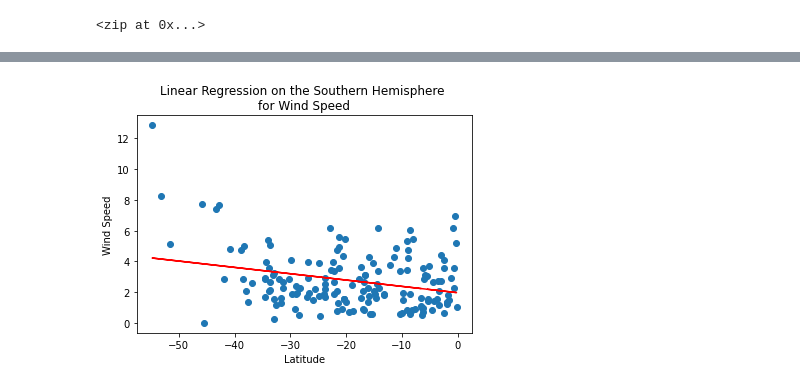
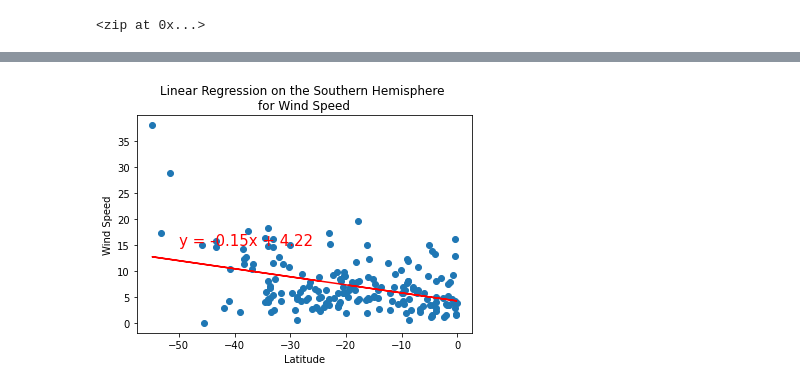
Before and after one commit to carinaediaz/world_weather_analysis, a Jupyter notebook: WeatherPy.ipynb, the cells around one changed output, grey strips where cells are left out. Cells and saved outputs as stored; diff of their text form; code cells hidden in the pictures.

```diff
--- a/WeatherPy.ipynb
+++ b/WeatherPy.ipynb
@@ -103,7 +87,7 @@ for i, city in enumerate(cities):
         time.sleep(60)
 
     # Create endpoint URL with each city.
-    city_url = url + "&q=" + city.replace(" ","+")
+    city_url = url + "&q=" + city.replace(" ","+") + "&units=imperial"
 
     # Log the URL, record, and set numbers and the city.
     print(f"Processing Record {record_count} of Set {set_count} | {city}")
@@ -404,10 +388,10 @@ plot_linear_regression(x_values, y_values,
 # %%
 #Linear regression on the Southern Hemisphere
 x_values = southern_hemi_df["Lat"]
 y_values = southern_hemi_df["Wind Speed"]
 
 #Call the function
 plot_linear_regression(x_values, y_values,
-                       'Linear Regression on the Southern Hemisphere \nfor Wind Speed', 'Wind Speed',(-50,35))
+                       'Linear Regression on the Southern Hemisphere \nfor Wind Speed', 'Wind Speed',(-50,15))
 # %% [output]
-[figure, old version]
+[figure, new version]
```
Also changed, not shown: parts of 19 cells of this notebook, 8 other files.
